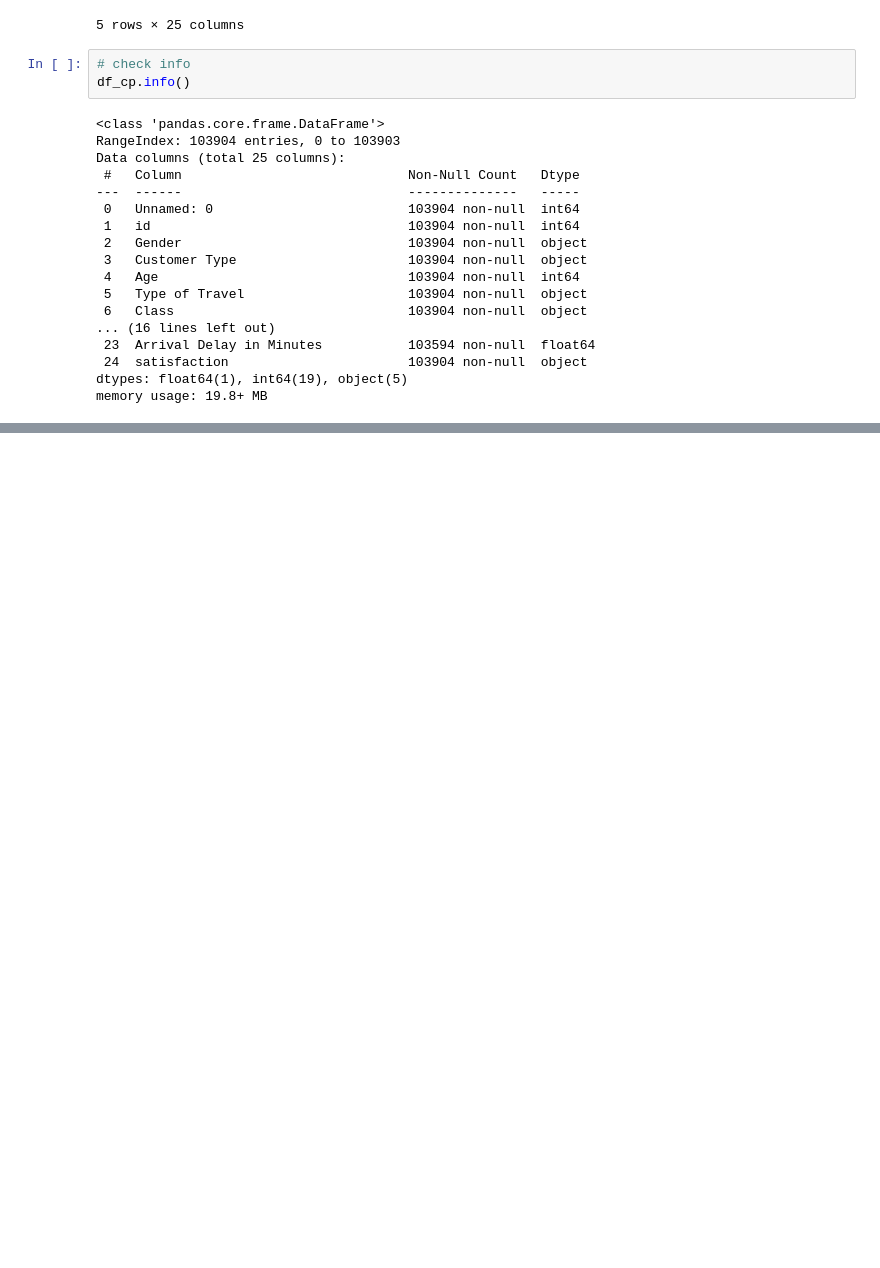
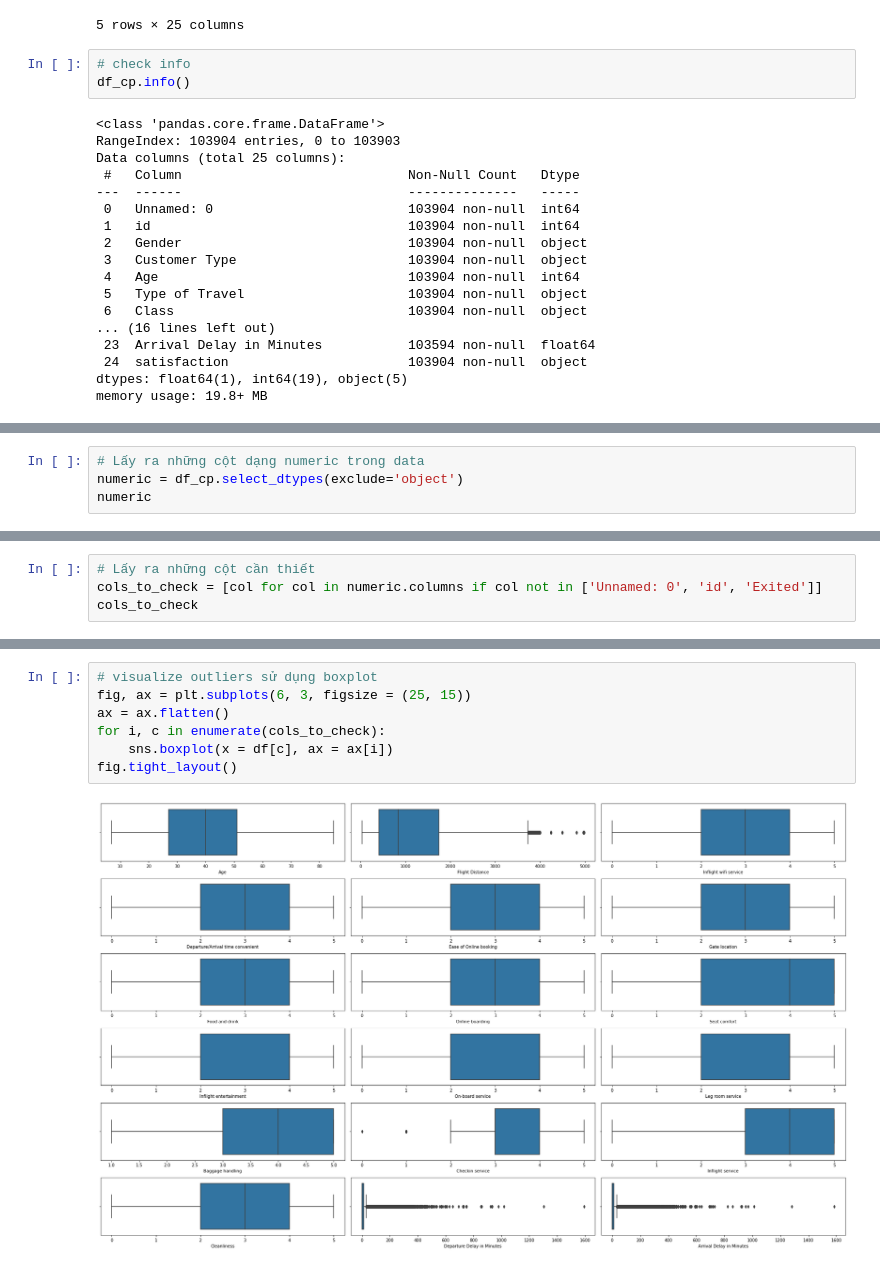
Before and after one commit to qnhhoa/DSS, a Jupyter notebook: Passenger_Satisfaction.ipynb, the cells around one changed output, grey strips where cells are left out. Saved outputs shown, nothing was run; the diff lists cells and outputs as text; blank space fills up the shorter version.

```diff
--- a/Passenger_Satisfaction.ipynb
+++ b/Passenger_Satisfaction.ipynb
@@ -71,0 +96,4 @@ memory usage: 19.8+ MB
+# %%
+# Lấy ra những cột dạng numeric trong data
+numeric = df_cp.select_dtypes(exclude='object')
+numeric
@@ -71,0 +114,4 @@ memory usage: 19.8+ MB
+# %%
+# Lấy ra những cột cần thiết
+cols_to_check = [col for col in numeric.columns if col not in ['Unnamed: 0', 'id', 'Exited']]
+cols_to_check
@@ -71,0 +137,9 @@ memory usage: 19.8+ MB
+# %%
+# visualize outliers sử dụng boxplot
+fig, ax = plt.subplots(6, 3, figsize = (25, 15))
+ax = ax.flatten()
+for i, c in enumerate(cols_to_check):
+    sns.boxplot(x = df[c], ax = ax[i])
+fig.tight_layout()
+# %% [output]
+[figure, added]
```
Also changed, not shown: parts of 27 cells of this notebook.
